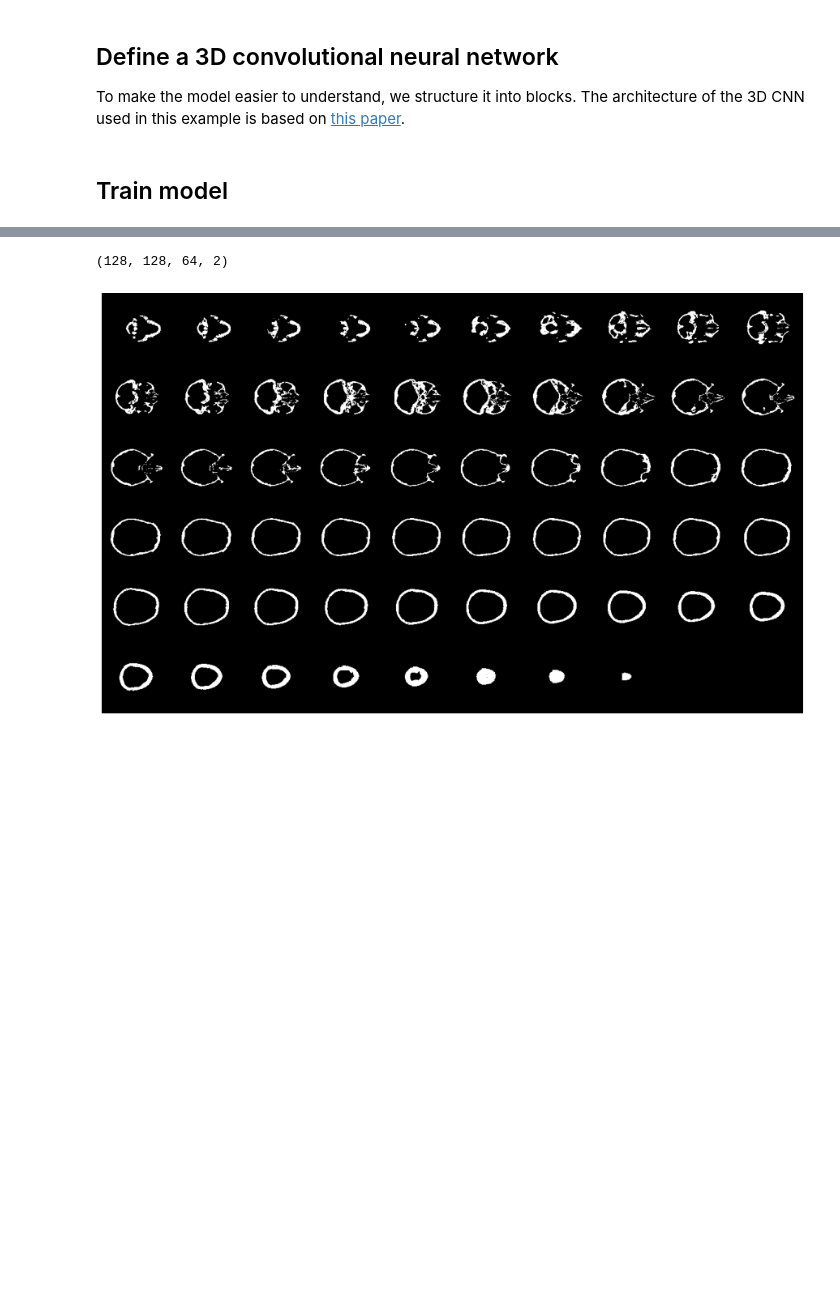
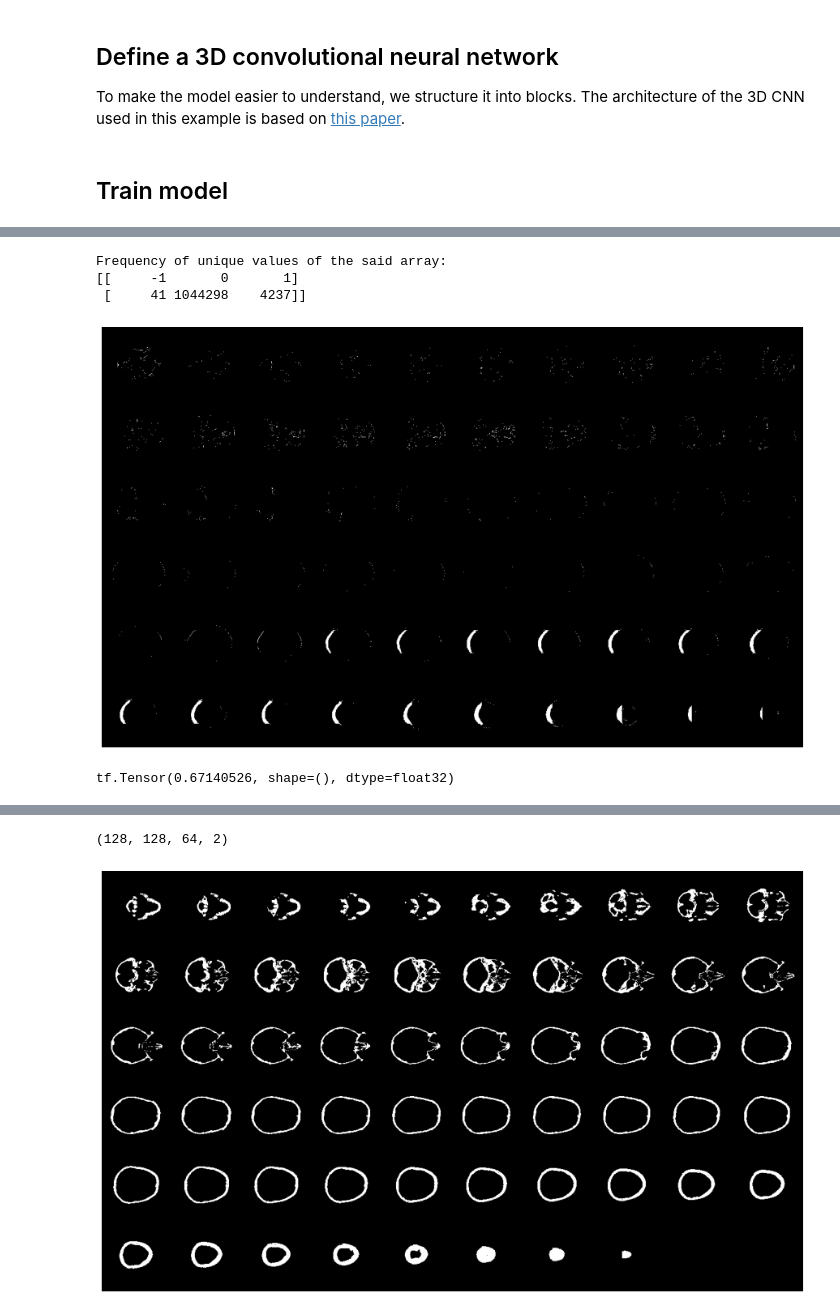
Before and after one commit to JonathanKeav/autoimplant-project, a Jupyter notebook: 3D_implant-generation-skull.ipynb, the cells around one changed output, grey strips where cells are left out. Drawn from its saved outputs; the diff is of its cells as text; code cells hidden in the pictures; blank space fills up the shorter version.

```diff
--- a/3D_implant-generation-skull.ipynb
+++ b/3D_implant-generation-skull.ipynb
@@ -308,2 +352,25 @@ Epoch 20/20
+# %%
+#np.unique(implant_prediction)
+#implant_prediction.flatten()
+#np.bincount(implant_prediction.flatten())
+
+unique_elements, counts_elements = np.unique(implant_prediction, return_counts=True)
+print("Frequency of unique values of the said array:")
+print(np.asarray((unique_elements, counts_elements)))
+# %% [output]
+Frequency of unique values of the said array:
+[[     -1       0       1]
+ [     41 1044298    4237]]
+# %%
+prediction = model.predict(np.expand_dims(x_val[2], axis=0))[0]
+prediction=np.where(prediction>0.5,1,0)
+implant_prediction = np.abs(prediction[:,:,:,0]-x_val[2])
+implant = y_val[2]-x_val[2]
+UtilVisualise.plot_slices(6, 10, 128, 128, implant_prediction[:, :, :60])
+print(UtilLosses.dice_coeff(implant,implant_prediction))
+#print(UtilLosses.benchmark_dice_coeff(y_val[2],x_val[2]))
+# %% [output]
+[figure, added]
+tf.Tensor(0.67140526, shape=(), dtype=float32)
 # %%
 # make prediction and look at histogram of prediction
```
Also changed, not shown: parts of 27 cells of this notebook, 5 other files.
